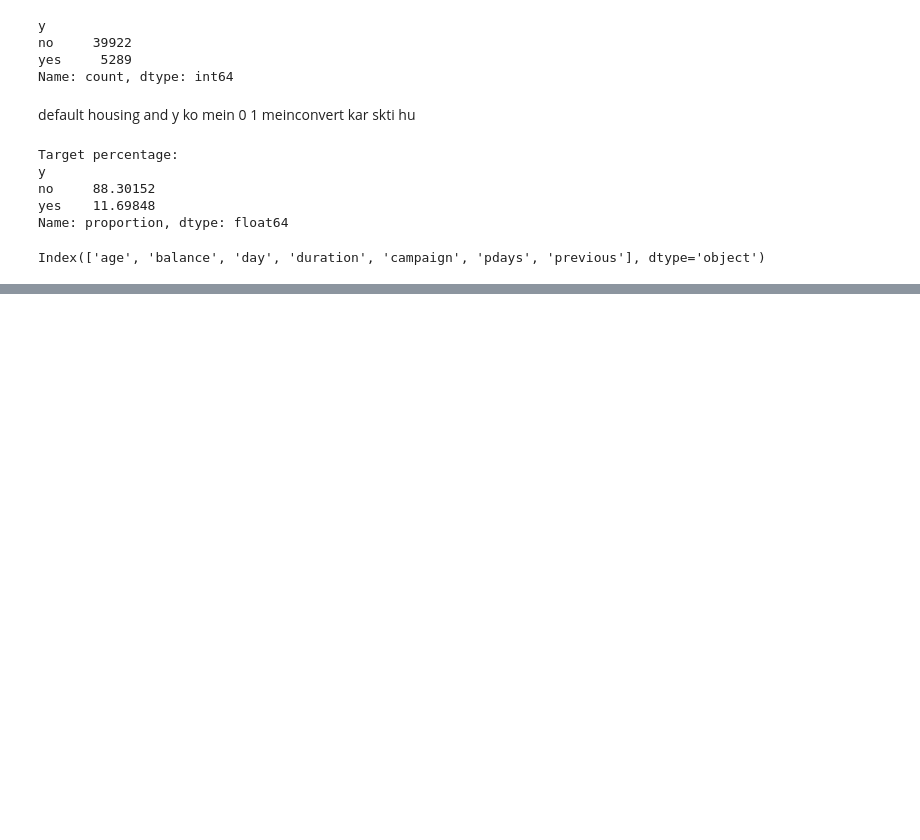
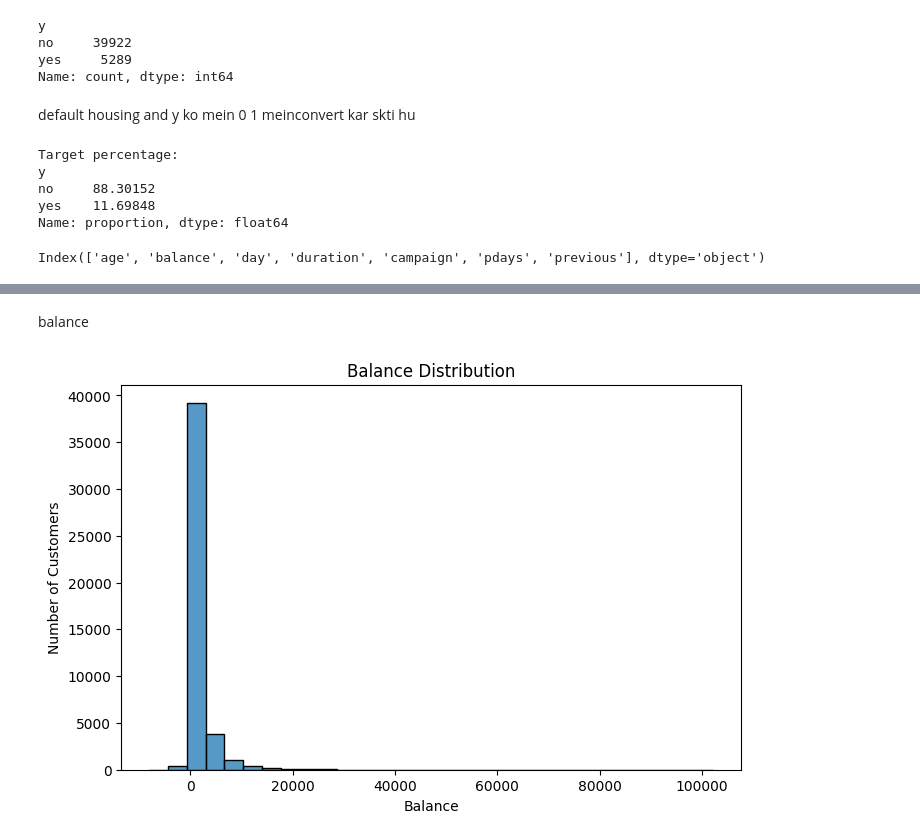
Before and after one commit to Bhoomikamalik81/Probation-Project-26, a Jupyter notebook: bhoomika_task09.ipynb, the cells around one changed output, grey strips where cells are left out. Cells and saved outputs as stored; diff of their text form; code cells hidden in the pictures; blank space fills up the shorter version.

```diff
--- a/bhoomika_task09.ipynb
+++ b/bhoomika_task09.ipynb
@@ -350,0 +383,11 @@ Index(['age', 'balance', 'day', 'duration', 'campaign', 'pdays', 'previous'], dt
+# %% [markdown]
+balance
+# %%
+plt.figure(figsize=(8, 5))
+sns.histplot(df["balance"], bins=30)
+plt.title("Balance Distribution")
+plt.xlabel("Balance")
+plt.ylabel("Number of Customers")
+plt.show()
+# %% [output]
+[figure, added]
```
Also changed, not shown: parts of 23 cells of this notebook.
